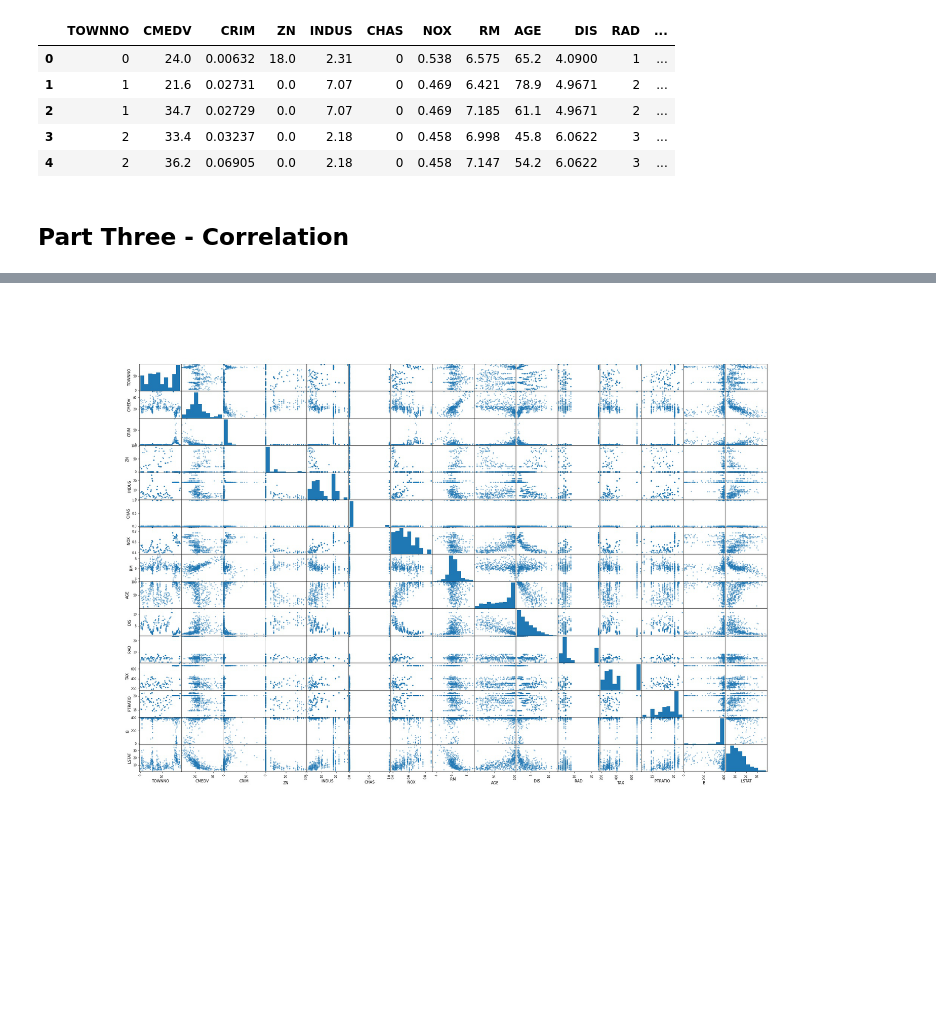
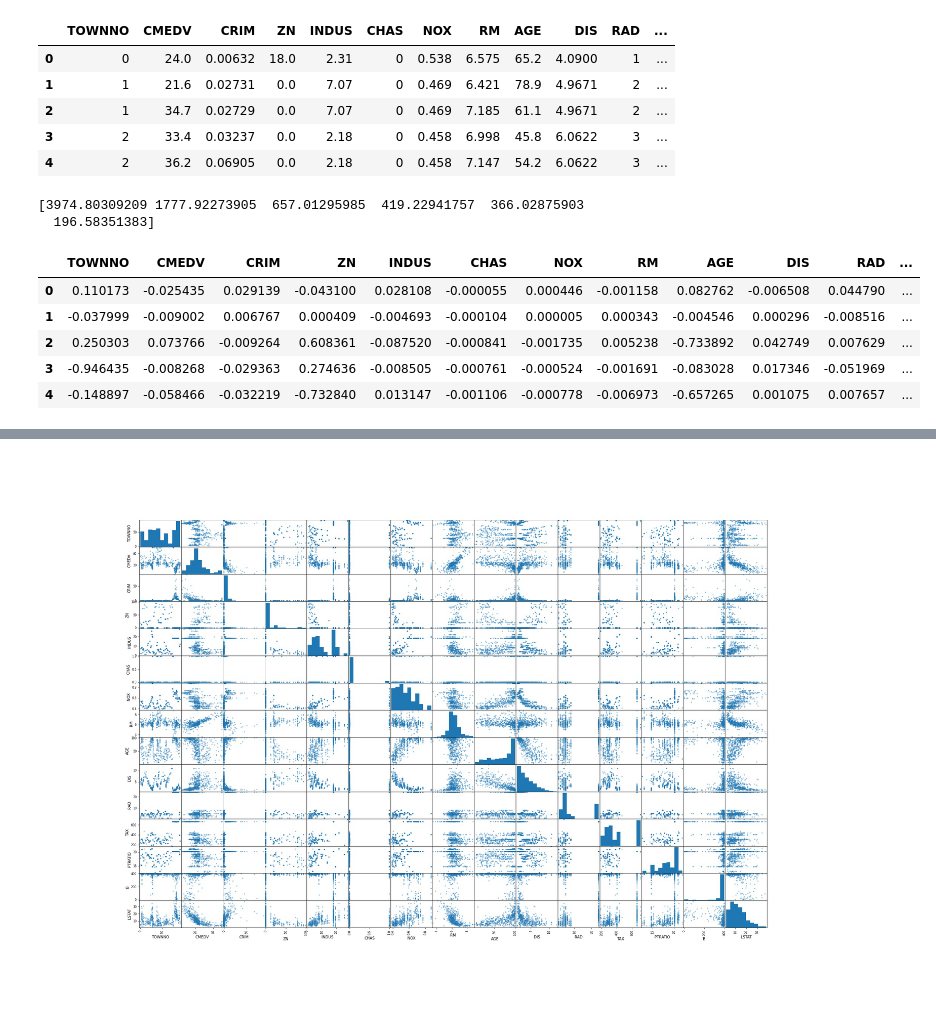
Before and after one commit to SamtheSaint/AIHACK21, a Jupyter notebook: boston.ipynb, the cells around one changed output, grey strips where cells are left out. Saved outputs shown, nothing was run; the diff lists cells and outputs as text; code cells hidden in the pictures; blank space fills up the shorter version.

```diff
--- a/boston.ipynb
+++ b/boston.ipynb
@@ -73,2 +71,20 @@ from sklearn.manifold import TSNE
-# %% [markdown]
-## Part Three - Correlation
+# %%
+from sklearn.manifold import TSNE
+from sklearn.decomposition import PCA
+
+pca = PCA(n_components=6)
+pca.fit_transform(data)
+print(pca.singular_values_)
+# %% [output]
+[3974.80309209 1777.92273905  657.01295985  419.22941757  366.02875903
+  196.58351383]
+# %%
+reduced_data = pd.DataFrame(pca.components_, columns=data.columns)
+reduced_data.head()
+# %% [output]
+|  | TOWNNO | CMEDV | CRIM | ZN | INDUS | CHAS | NOX | RM | AGE | DIS | RAD | ... |
+| 0 | 0.110173 | -0.025435 | 0.029139 | -0.043100 | 0.028108 | -0.000055 | 0.000446 | -0.001158 | 0.082762 | -0.006508 | 0.044790 | ... |
+| 1 | -0.037999 | -0.009002 | 0.006767 | 0.000409 | -0.004693 | -0.000104 | 0.000005 | 0.000343 | -0.004546 | 0.000296 | -0.008516 | ... |
+| 2 | 0.250303 | 0.073766 | -0.009264 | 0.608361 | -0.087520 | -0.000841 | -0.001735 | 0.005238 | -0.733892 | 0.042749 | 0.007629 | ... |
+| 3 | -0.946435 | -0.008268 | -0.029363 | 0.274636 | -0.008505 | -0.000761 | -0.000524 | -0.001691 | -0.083028 | 0.017346 | -0.051969 | ... |
+| 4 | -0.148897 | -0.058466 | -0.032219 | -0.732840 | 0.013147 | -0.001106 | -0.000778 | -0.006973 | -0.657265 | 0.001075 | 0.007657 | ... |
```
Also changed, not shown: parts of 3 cells of this notebook.
